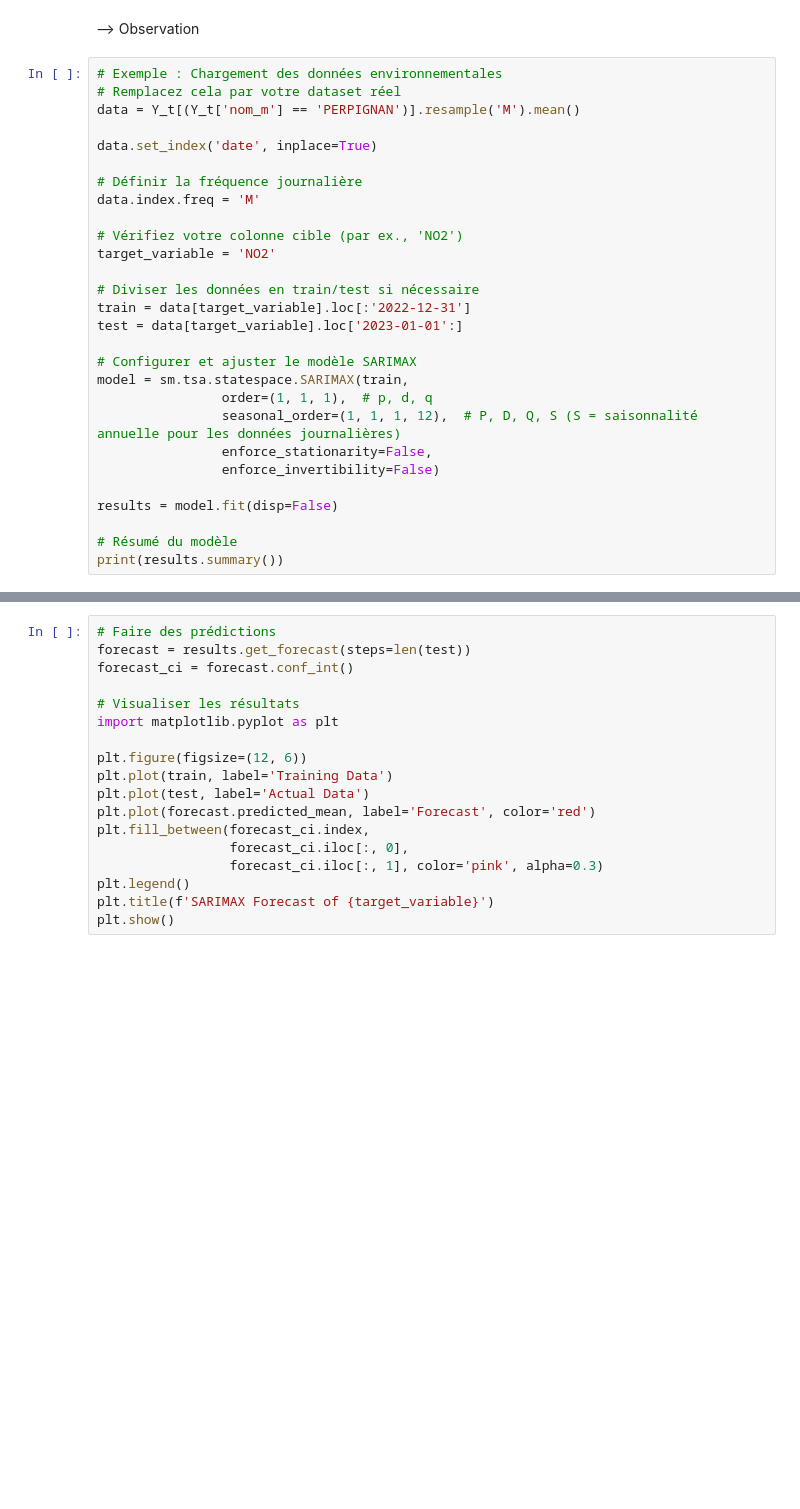
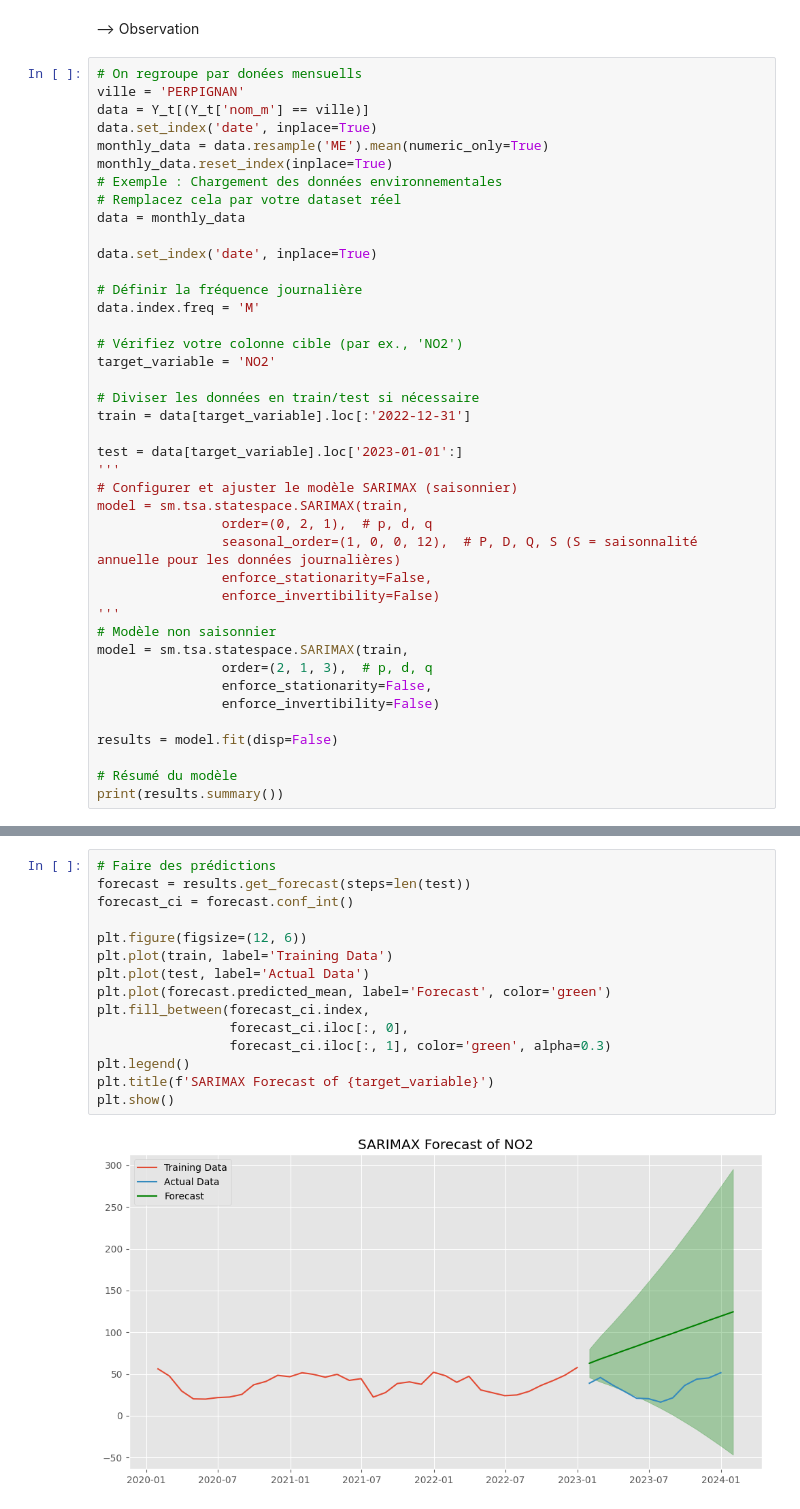
Before and after one commit to Antoine-Merienne/Projet-data-science-Mornand-Merienne, a Jupyter notebook: analyse_pollution_air.ipynb, the cells around one changed output, grey strips where cells are left out. Saved outputs shown, nothing was run; the diff lists cells and outputs as text; blank space fills up the shorter version.

Commit message:
ModèleARIMA 2

```diff
--- a/analyse_pollution_air.ipynb
+++ b/analyse_pollution_air.ipynb
@@ -675,9 +717,15 @@ plot_pollutants_ggplot(monthly_data)
 # %% [markdown]
 --> Observation
 # %%
+# On regroupe par donées mensuells
+ville = 'PERPIGNAN'
+data = Y_t[(Y_t['nom_m'] == ville)]
+data.set_index('date', inplace=True)
+monthly_data = data.resample('ME').mean(numeric_only=True)
+monthly_data.reset_index(inplace=True)
 # Exemple : Chargement des données environnementales
 # Remplacez cela par votre dataset réel
-data = Y_t[(Y_t['nom_m'] == 'PERPIGNAN')].resample('M').mean()
+data = monthly_data
 
 data.set_index('date', inplace=True)
 
@@ -689,12 +737,19 @@ target_variable = 'NO2'
 
 # Diviser les données en train/test si nécessaire
 train = data[target_variable].loc[:'2022-12-31']
+
 test = data[target_variable].loc['2023-01-01':]
-
-# Configurer et ajuster le modèle SARIMAX
+'''
+# Configurer et ajuster le modèle SARIMAX (saisonnier)
 model = sm.tsa.statespace.SARIMAX(train,
-                order=(1, 1, 1),  # p, d, q
-                seasonal_order=(1, 1, 1, 12),  # P, D, Q, S (S = saisonnalité annuelle pour les données journalières)
+                order=(0, 2, 1),  # p, d, q
+                seasonal_order=(1, 0, 0, 12),  # P, D, Q, S (S = saisonnalité annuelle pour les données journalières)
+                enforce_stationarity=False,
+                enforce_invertibility=False)
+'''
+# Modèle non saisonnier
+model = sm.tsa.statespace.SARIMAX(train,
+                order=(2, 1, 3),  # p, d, q
                 enforce_stationarity=False,
                 enforce_invertibility=False)
 
@@ -707,18 +778,17 @@ KeyboardInterrupt:
 # %%
 # Faire des prédictions
 forecast = results.get_forecast(steps=len(test))
 forecast_ci = forecast.conf_int()
 
-# Visualiser les résultats
-import matplotlib.pyplot as plt
-
 plt.figure(figsize=(12, 6))
 plt.plot(train, label='Training Data')
 plt.plot(test, label='Actual Data')
-plt.plot(forecast.predicted_mean, label='Forecast', color='red')
+plt.plot(forecast.predicted_mean, label='Forecast', color='green')
 plt.fill_between(forecast_ci.index,
                  forecast_ci.iloc[:, 0],
-                 forecast_ci.iloc[:, 1], color='pink', alpha=0.3)
+                 forecast_ci.iloc[:, 1], color='green', alpha=0.3)
 plt.legend()
 plt.title(f'SARIMAX Forecast of {target_variable}')
 plt.show()
+# %% [output]
+[figure, added]
```
Also changed, not shown: parts of 10 cells of this notebook.
